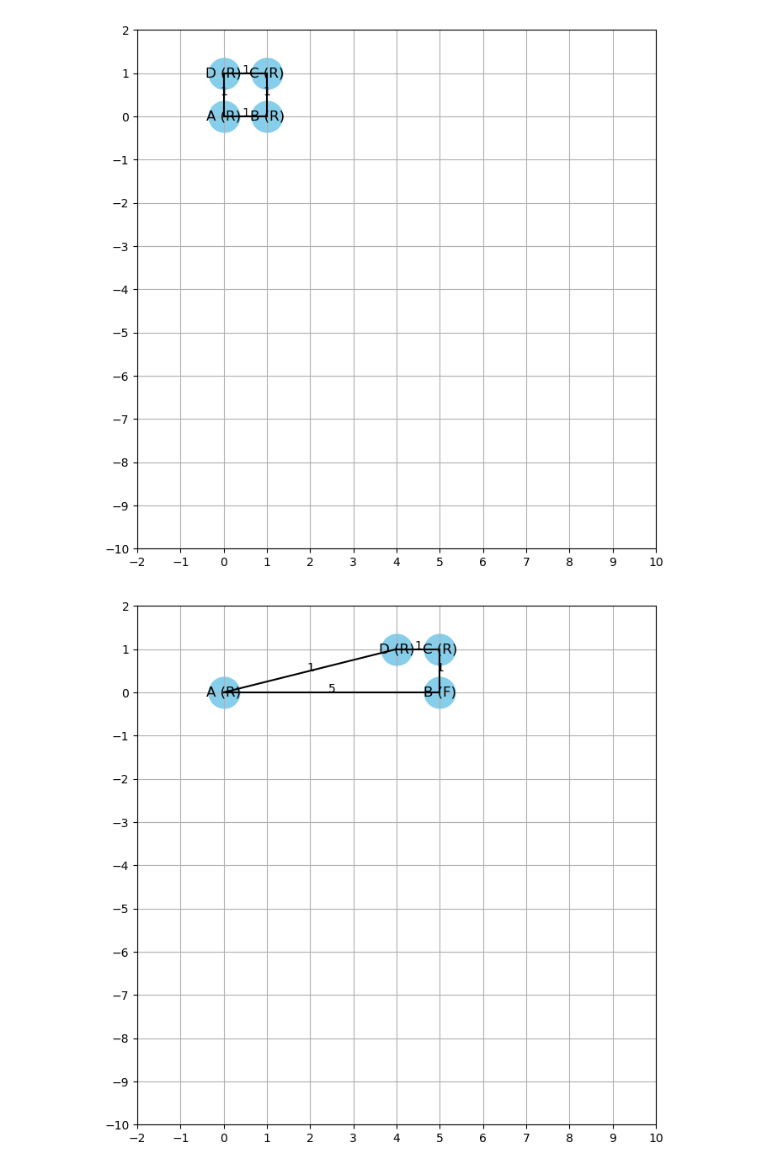
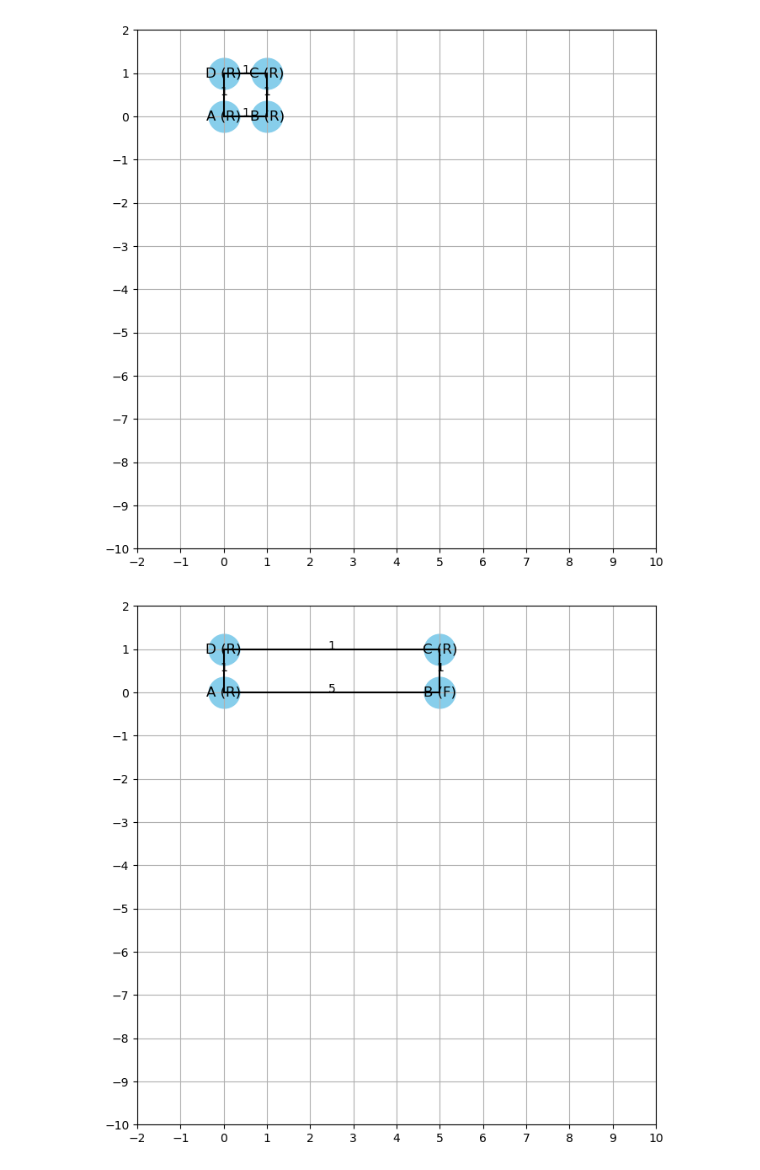
Before and after one commit to KislayTandon22/Graph-Orthogonal-Visualization, a Jupyter notebook: Graph Visualizer/drawing.ipynb, the cells around one changed output. Saved outputs shown, nothing was run; the diff lists cells and outputs as text; code cells hidden in the pictures.

```diff
--- a/Graph Visualizer/drawing.ipynb
+++ b/Graph Visualizer/drawing.ipynb
@@ -53,55 +53,59 @@ class WeightedGraph:
 
     def calculate_positions(self, start_key='A'):
         pos = {start_key: (0, 0)}
-        grid_size = 1
 
         def place_vertex(vertex_key, x, y):
             pos[vertex_key] = (x, y)
             for end_key, edge in self.vertices[vertex_key].edges.items():
                 if end_key in self.vertices and end_key not in pos:
-                    length = edge.length * grid_size
                     if edge.direction == 'E':
-                        new_x = x + length
+                        new_x = x + edge.length
                         place_vertex(end_key, new_x, y)
                     elif edge.direction == 'S':
-                        new_y = y - length
+                        new_y = y - edge.length
                         place_vertex(end_key, x, new_y)
                     elif edge.direction == 'W':
-                        new_x = x - length
+                        new_x = x - edge.length
                         place_vertex(end_key, new_x, y)
                     elif edge.direction == 'N':
-                        new_y = y + length
+                        new_y = y + edge.length
                         place_vertex(end_key, x, new_y)
+
+            # Ensure the final vertex is aligned on the x or y axis relative to the start
+            if len(pos) == len(self.vertices):
+                x_last, y_last = pos[vertex_key]
+                if vertex_key != start_key:
+                    for end_key, edge in self.vertices[vertex_key].edges.items():
+                        if end_key in pos:
+                            if edge.direction in ['N', 'S'] and x_last != pos[end_key][0]:
+                                pos[vertex_key] = (pos[end_key][0], y_last)
+                            elif edge.direction in ['E', 'W'] and y_last != pos[end_key][1]:
+                                pos[vertex_key] = (x_last, pos[end_key][1])
 
         if start_key in self.vertices:
             place_vertex(start_key, 0, 0)
         return pos
 
-    def draw_edges_with_bends(self, G, pos):
-        drawn_edges = set()
+    def draw_edges(self, pos):
         for vertex_key in self.vertices:
             if vertex_key not in pos:
                 continue
             for end_key, edge in self.vertices[vertex_key].edges.items():
-                edge_key = (vertex_key, end_key)
-                if edge_key not in drawn_edges and end_key in pos:
+                if end_key in pos:
                     x_start, y_start = pos[vertex_key]
                     x_end, y_end = pos[end_key]
                     plt.plot([x_start, x_end], [y_start, y_end], 'k-')
-                    drawn_edges.add(edge_key)
 
     def print_graph(self):
         for key, vertex in self.vertices.items():
             edges_info = ', '.join([f"{end} (weight: {edge.weight}, {edge.direction})" for end, edge in vertex.edges.items()])
             print(f"Vertex: {key}, Angle Type: {vertex.angle_type}, Edges: {edges_info if edges_info else 'No edges'}")
 
-
     def draw_graph(self):
-        G = nx.DiGraph()
         pos = self.calculate_positions()
 
         plt.figure(figsize=(8, 8))
-        self.draw_edges_with_bends(G, pos)
+        self.draw_edges(pos)
 
         for key, vertex in self.vertices.items():
             if key in pos:
@@ -111,37 +115,37 @@ class WeightedGraph:
         plt.grid(True)
         plt.xlim(-2, 10)
         plt.ylim(-10, 2)
         plt.xticks(range(-2, 11))
         plt.yticks(range(-10, 3))
         plt.gca().set_aspect('equal', adjustable='box')
 
         for vertex_key in self.vertices:
             if vertex_key in pos:
                 for end_key in self.vertices[vertex_key].edges:
                     if end_key in pos:
                         edge_length = self.vertices[vertex_key].edges[end_key].length
                         plt.text((pos[vertex_key][0] + pos[end_key][0]) / 2, (pos[vertex_key][1] + pos[end_key][1]) / 2, str(edge_length), fontsize=10, ha='center')
 
         plt.show()
 
 wg = WeightedGraph()
-wg.add_vertex('A',  'R')
+wg.add_vertex('A', 'R')
 wg.add_vertex('B', 'R')
-wg.add_vertex('C',  'R')
-wg.add_vertex('D',  'R')
+wg.add_vertex('C', 'R')
+wg.add_vertex('D', 'R')
 wg.add_edge('A', 'B', 1, 'E')
 wg.add_edge('B', 'C', 1, 'N')
 wg.add_edge('C', 'D', 1, 'W')
 wg.add_edge('D', 'A', 1, 'S')
 
 wg.draw_graph()
 
 wg.change_edge_length('A', 'B', 5)
 wg.update_vertex_angle_type('B', 'F')
 wg.draw_graph()
 # %% [output]
 [figure]
-[figure, old version]
+[figure, new version]
 # %%
 def list_all_paths_with_F_angle(wg):
     def find_paths(start, end, path=None, paths=None):
```
Also changed, not shown: parts of 2 cells of this notebook.
